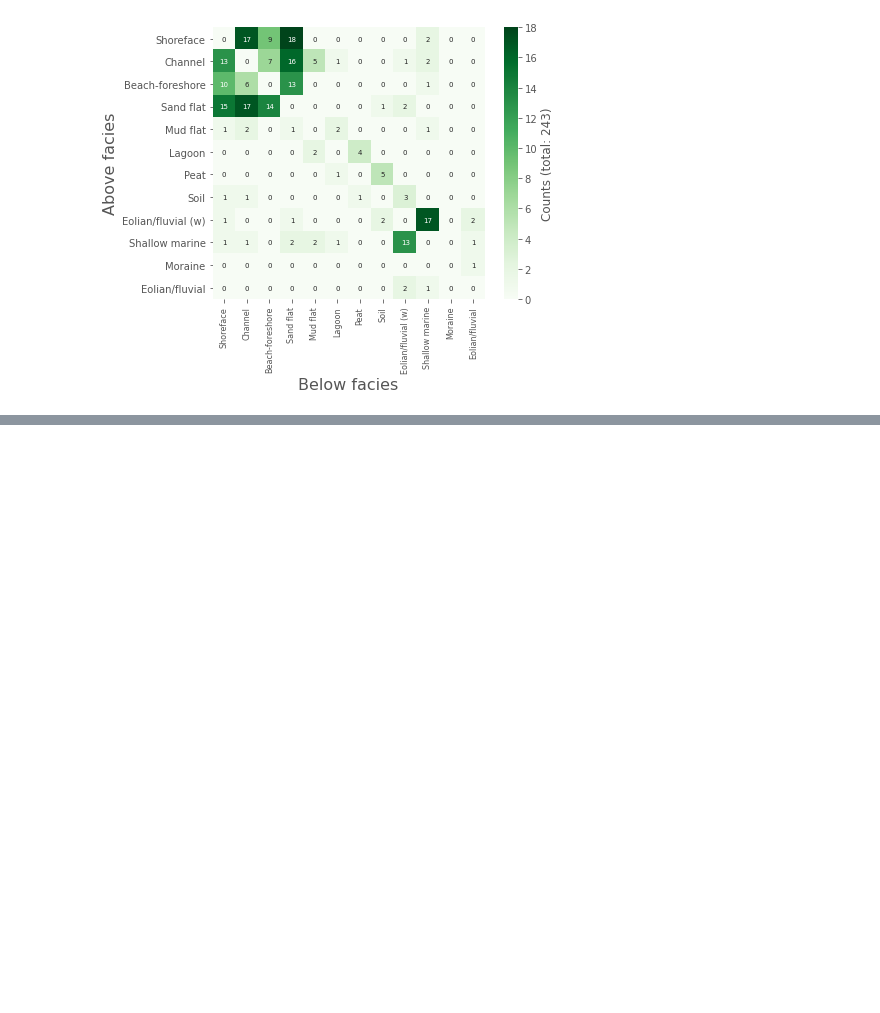
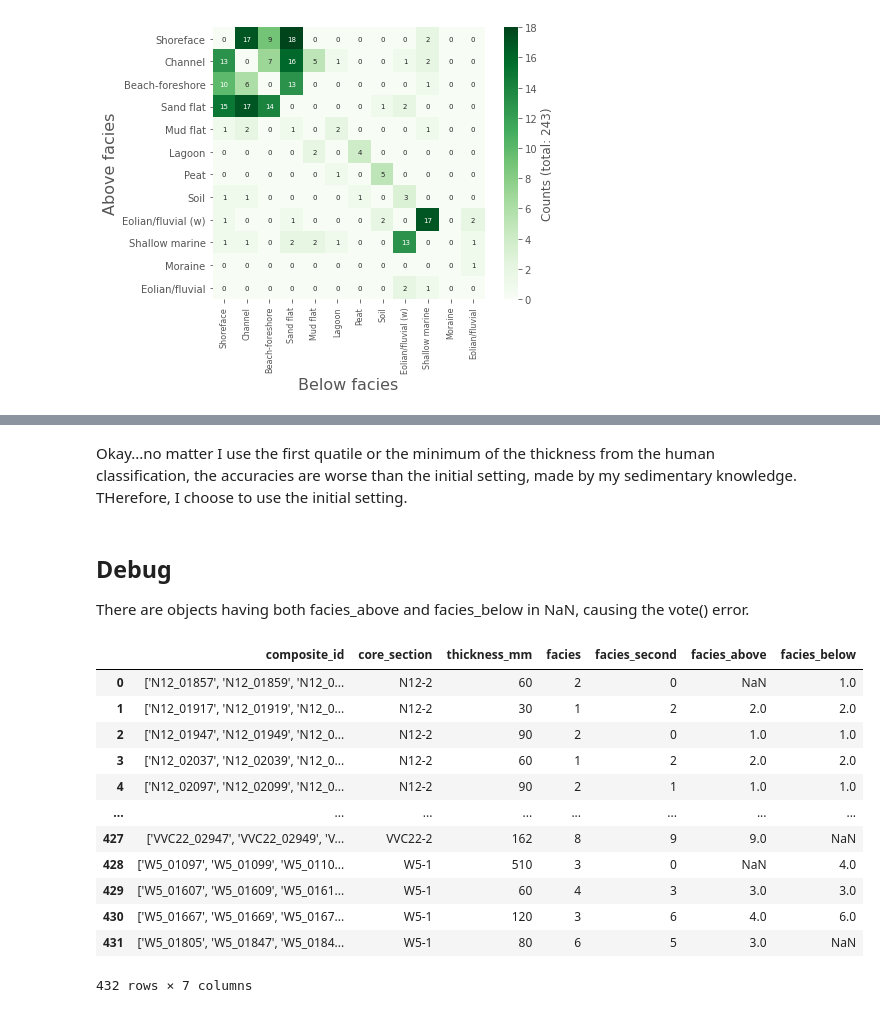
Before and after one commit to dispink/WASA-faciesXRF, a Jupyter notebook: post_process.ipynb, the cells around one changed output, grey strips where cells are left out. Saved outputs shown, nothing was run; the diff lists cells and outputs as text; code cells hidden in the pictures; blank space fills up the shorter version.

```diff
--- a/post_process.ipynb
+++ b/post_process.ipynb
@@ -813,0 +1042,22 @@ for model_name in ['y', 'y_pred', 'y_pred_s', 'y_smooth']:
+# %% [markdown]
+Okay...no matter I use the first quatile or the minimum of the thickness from the human classification, the accuracies are worse than the initial setting, made by my sedimentary knowledge. THerefore, I choose to use the initial setting.
+# %% [markdown]
+## Debug
+There are objects having both facies_above and facies_below in NaN, causing the vote() error.
+# %%
+objects_df = pd.read_csv('results/roll_post_obj_test_20210723.csv', index_col=0)
+objects_df
+# %% [output]
+|  | composite_id | core_section | thickness_mm | facies | facies_second | facies_above | facies_below |
+| 0 | ['N12_01857', 'N12_01859', 'N12_0... | N12-2 | 60 | 2 | 0 | NaN | 1.0 |
+| 1 | ['N12_01917', 'N12_01919', 'N12_0... | N12-2 | 30 | 1 | 2 | 2.0 | 2.0 |
+| 2 | ['N12_01947', 'N12_01949', 'N12_0... | N12-2 | 90 | 2 | 0 | 1.0 | 1.0 |
+| 3 | ['N12_02037', 'N12_02039', 'N12_0... | N12-2 | 60 | 1 | 2 | 2.0 | 2.0 |
+| 4 | ['N12_02097', 'N12_02099', 'N12_0... | N12-2 | 90 | 2 | 1 | 1.0 | 1.0 |
+| ... | ... | ... | ... | ... | ... | ... | ... |
+| 427 | ['VVC22_02947', 'VVC22_02949', 'V... | VVC22-2 | 162 | 8 | 9 | 9.0 | NaN |
+| 428 | ['W5_01097', 'W5_01099', 'W5_0110... | W5-1 | 510 | 3 | 0 | NaN | 4.0 |
+| 429 | ['W5_01607', 'W5_01609', 'W5_0161... | W5-1 | 60 | 4 | 3 | 3.0 | 3.0 |
+| 430 | ['W5_01667', 'W5_01669', 'W5_0167... | W5-1 | 120 | 3 | 6 | 4.0 | 6.0 |
+| 431 | ['W5_01805', 'W5_01847', 'W5_0184... | W5-1 | 80 | 6 | 5 | 3.0 | NaN |
+432 rows × 7 columns
```
Also changed, not shown: parts of 18 cells of this notebook, 4 other files.
